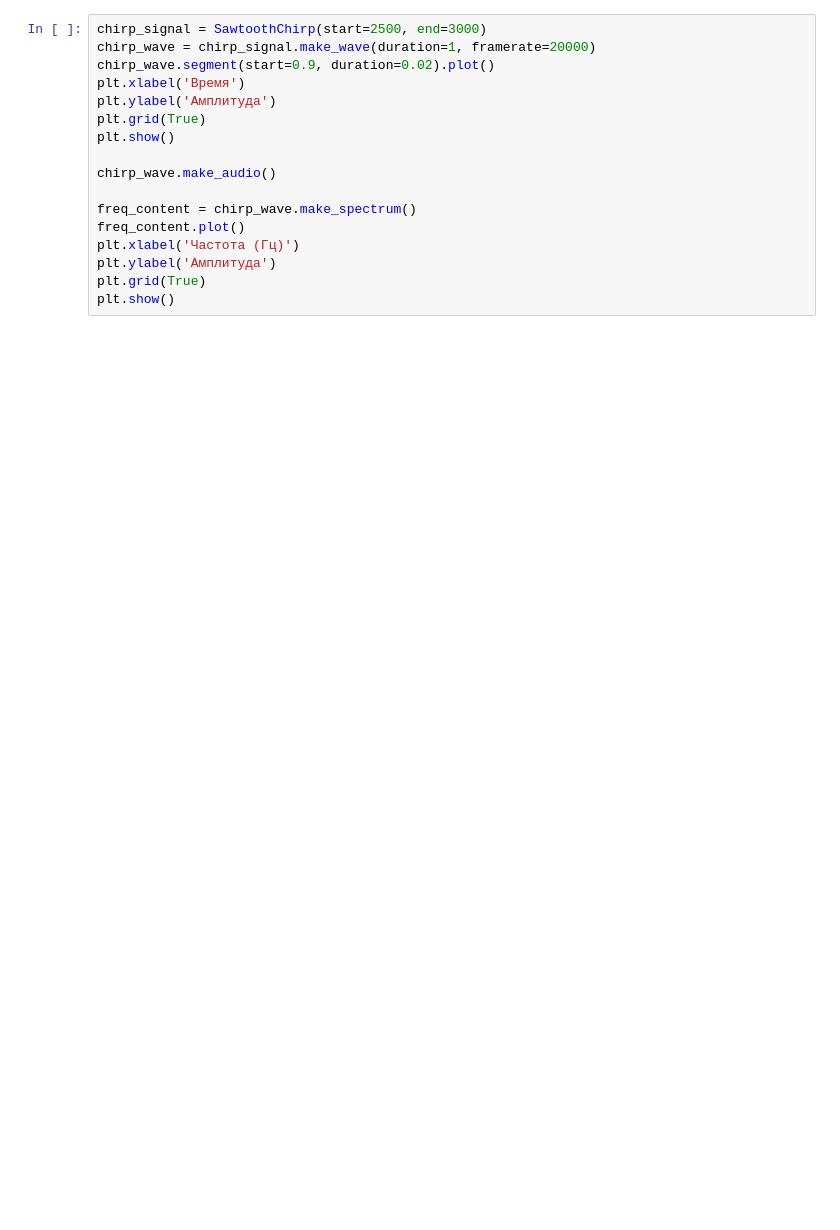
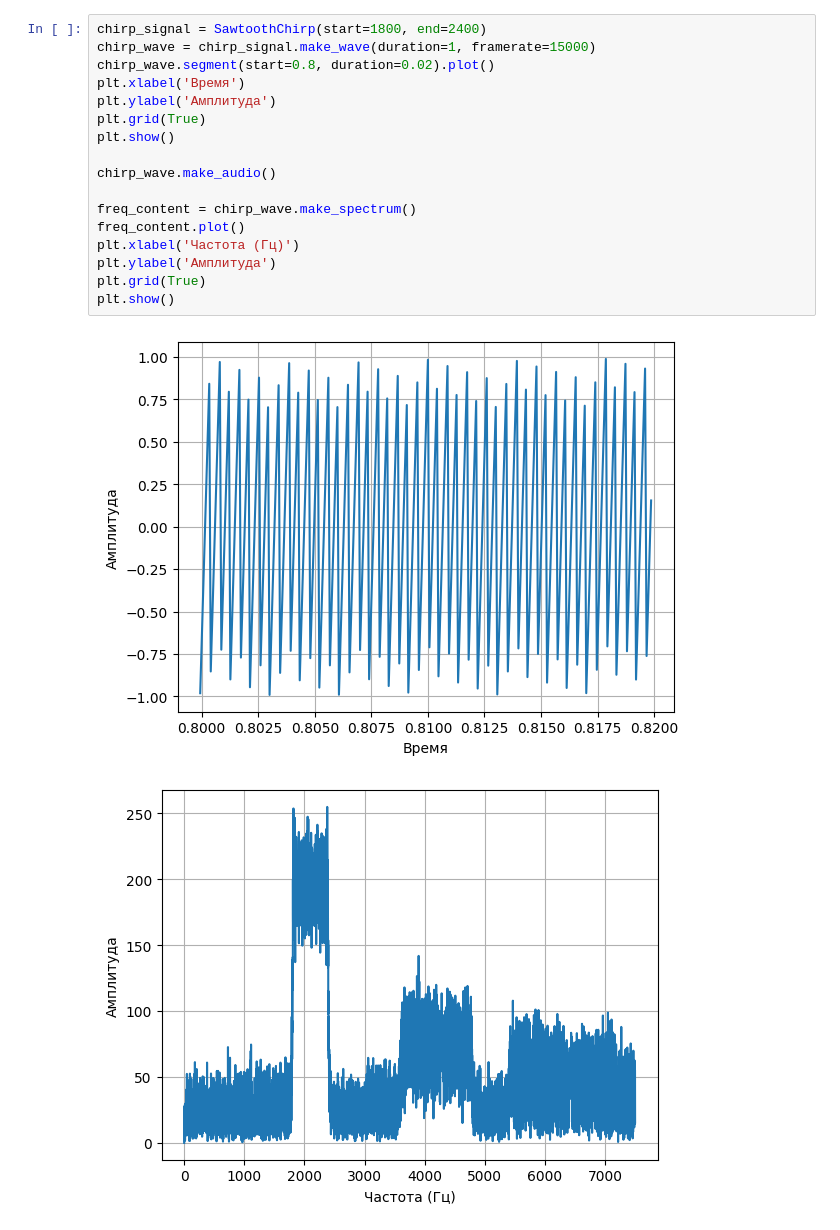
Before and after one commit to ReFlex-cmd/ThinkDSP, a Jupyter notebook: code/lab3.ipynb, the cells around one changed output. Cells and saved outputs as stored; diff of their text form; blank space fills up the shorter version.

```diff
--- a/code/lab3.ipynb
+++ b/code/lab3.ipynb
@@ -94,18 +105,21 @@ plt.show()
 # %%
-chirp_signal = SawtoothChirp(start=2500, end=3000)
-chirp_wave = chirp_signal.make_wave(duration=1, framerate=20000)
-chirp_wave.segment(start=0.9, duration=0.02).plot()
+chirp_signal = SawtoothChirp(start=1800, end=2400)
+chirp_wave = chirp_signal.make_wave(duration=1, framerate=15000)
+chirp_wave.segment(start=0.8, duration=0.02).plot()
 plt.xlabel('Время')
 plt.ylabel('Амплитуда')
 plt.grid(True)
 plt.show()
 
 chirp_wave.make_audio()
 
 freq_content = chirp_wave.make_spectrum()
 freq_content.plot()
 plt.xlabel('Частота (Гц)')
 plt.ylabel('Амплитуда')
 plt.grid(True)
 plt.show()
+# %% [output]
+[figure, added]
+[figure, added]
 # %% [markdown]
```
Also changed, not shown: parts of 12 cells of this notebook, 13 other files.
